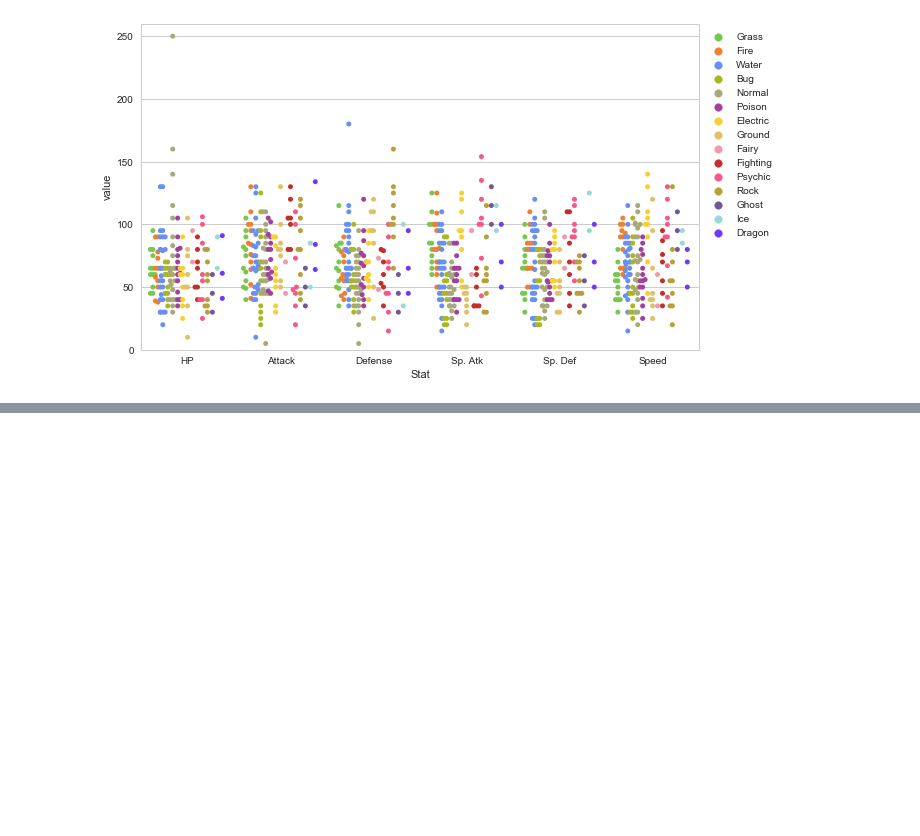
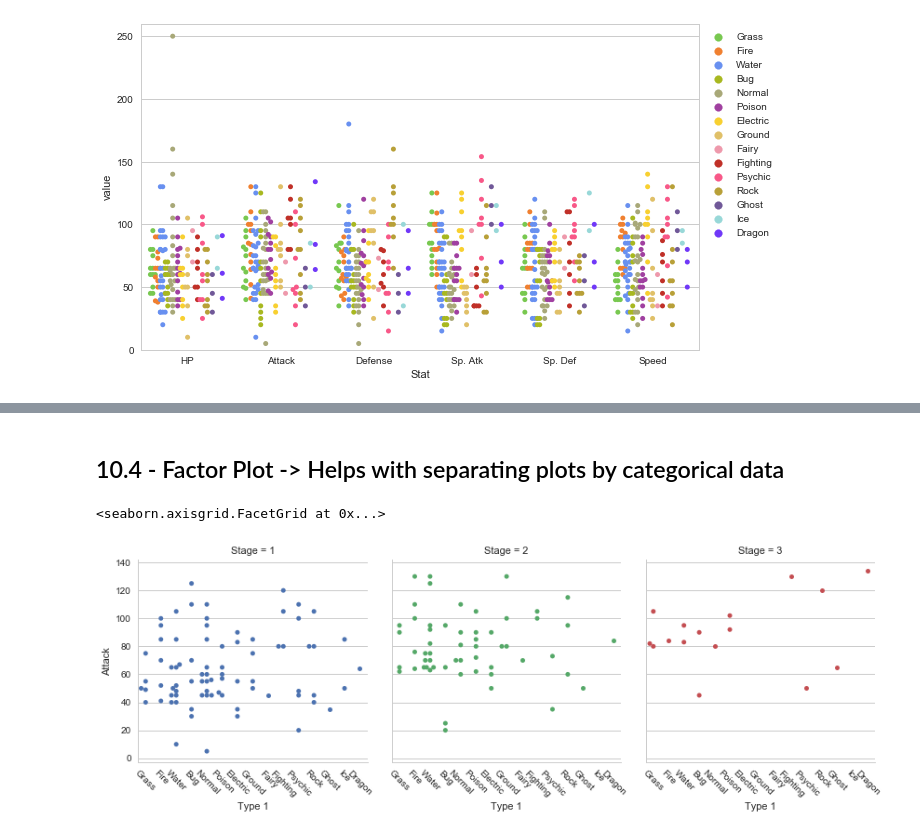
Before and after one commit to kbrook10/python_seaborn_tutorial, a Jupyter notebook: Python Seaborn Tutorial - EliteDataScience.ipynb, the cells around one changed output, grey strips where cells are left out. Cells and saved outputs as stored; diff of their text form; code cells hidden in the pictures; blank space fills up the shorter version.

```diff
--- a/Python Seaborn Tutorial - EliteDataScience.ipynb
+++ b/Python Seaborn Tutorial - EliteDataScience.ipynb
@@ -192,0 +226,11 @@ plt.legend(bbox_to_anchor=(1,1), loc=2)
+# %% [markdown]
+## 10.4 - Factor Plot -> Helps with separating plots by categorical data
+# %%
+# Create Factor Plot
+g = sns.factorplot(x='Type 1', y='Attack', data=df, hue='Stage', col='Stage', kind='swarm')
+
+# Rotate the x-axis labels for all charts
+g.set_xticklabels(rotation= -45)
+# %% [output]
+<seaborn.axisgrid.FacetGrid at 0x...>
+[figure, added]
```
Also changed, not shown: parts of 11 cells of this notebook.
